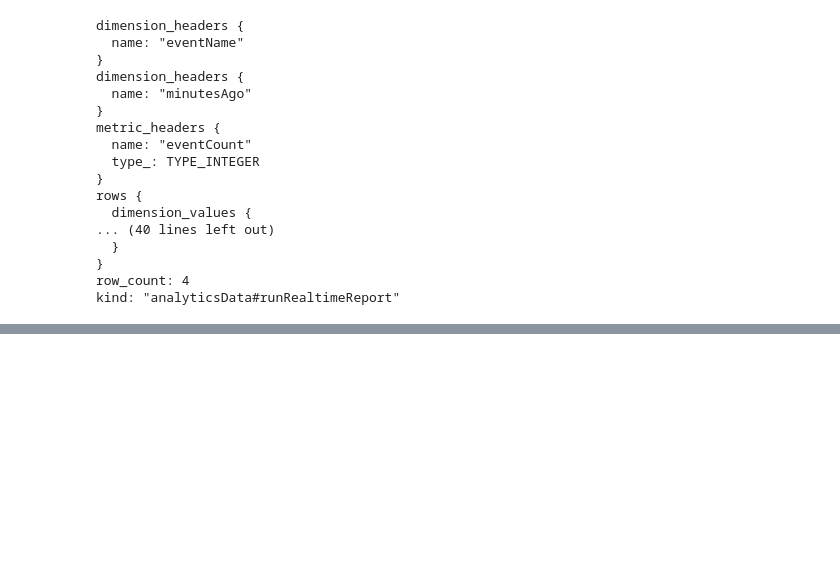
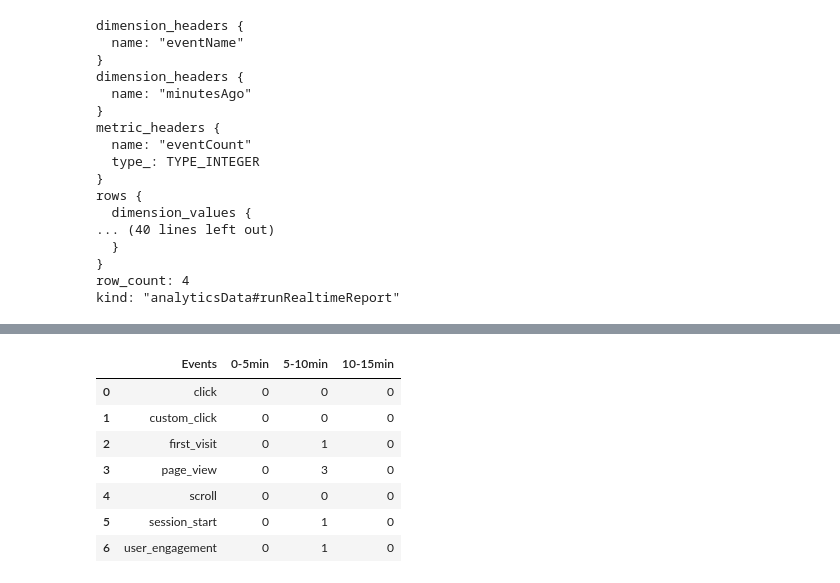
Before and after one commit to rick-delbutto/ga4-rt-baseline, a Jupyter notebook: realtime-api.ipynb, the cells around one changed output, grey strips where cells are left out. Cells and saved outputs as stored; diff of their text form; code cells hidden in the pictures; blank space fills up the shorter version.

```diff
--- a/realtime-api.ipynb
+++ b/realtime-api.ipynb
@@ -171,0 +256,92 @@ run_sample()
+# %%
+import pandas as pd
+print(pd.__version__)
+from google.analytics.data_v1beta import BetaAnalyticsDataClient
+from google.analytics.data_v1beta.types import (
+    Dimension,
+    Metric,
+    RunRealtimeReportRequest,
+)
+
+def run_realtime_report(property_id):
+    """Runs a realtime report on a Google Analytics 4 property."""
+    client = BetaAnalyticsDataClient()
+
+    request = RunRealtimeReportRequest(
+        property=f"properties/{property_id}",
+        dimensions=[Dimension(name="eventName"), Dimension(name="minutesAgo")],
+        metrics=[Metric(name="eventCount")],
+    )
+    response = client.run_realtime_report(request)
+
+    # Extract data from the response
+    rows = []
+    for row in response.rows:
+        dimension_values = [value.value for value in row.dimension_values]
+        metric_values = [value.value for value in row.metric_values]
+        rows.append(dimension_values + metric_values)
+
+    # Create headers
+    dimension_headers = [header.name for header in response.dimension_headers]
+    metric_headers = [header.name for header in response.metric_headers]
+    headers = dimension_headers + metric_headers
+
+    # Create DataFrame
+    df = pd.DataFrame(rows, columns=headers)
+
+    # Convert minutesAgo to integer for easier comparison
+    df['minutesAgo'] = df['minutesAgo'].astype(int)
+    df['eventCount'] = df['eventCount'].astype(int)
+
+    # Initialize new columns for the event counts in each range
+    ranges = ['0-5min', '5-10min', '10-15min']
+    for time_range in ranges:
+        df[time_range] = 0
+
+    # Categorize events into the respective time ranges
+    for index, row in df.iterrows():
+        event_count = row['eventCount']
+        minutes = row['minutesAgo']
+        if minutes < 5:
+            df.at[index, '0-5min'] += event_count
+        elif 5 <= minutes < 10:
+            df.at[index, '5-10min'] += event_count
+        elif 10 <= minutes < 15:
+            df.at[index, '10-15min'] += event_count
+
+    # Reduce DataFrame to the relevant columns and rename 'eventName' to 'Events'
+    final_df = df[['eventName', '0-5min', '5-10min', '10-15min']].rename(columns={'eventName': 'Events'})
+
+    # Group by 'Events' and sum the counts for each time range
+    final_df = final_df.groupby('Events')[['0-5min', '5-10min', '10-15min']].sum().reset_index()
+
+    # Calculate the standard deviation for the event counts in each time range
+    std_dev_values = final_df[['0-5min', '5-10min', '10-15min']].std()
+
+    # Initialize a dictionary to count events exceeding the standard deviation
+    exceeding_events = {'Events': [], 'count_over_std_dev': []}
+
+    # Count how many events are above the standard deviation
+    for index, row in final_df.iterrows():
+        exceed_count = sum(row[['0-5min', '5-10min', '10-15min']] > std_dev_values)
+        exceeding_events['Events'].append(row['Events'])
+        exceeding_events['count_over_std_dev'].append(exceed_count)
+
+    # Create DataFrame for exceeding events count
+    exceeding_events_df = pd.DataFrame(exceeding_events)
+
+    # Return both DataFrames
+    return final_df, exceeding_events_df
+
+def run_sample():
+    """Runs the sample."""
+    # TODO(developer): Replace this variable with your Google Analytics 4
+    #  property ID before running the sample.
+    property_id = "239560925"
+    final_df, exceeding_events_df = run_realtime_report(property_id)
+    display(final_df)
+    display(exceeding_events_df)
+
+# Run the sample
+run_sample()
+# %% [output]
@@ -171,0 +349,8 @@ run_sample()
+|  | Events | 0-5min | 5-10min | 10-15min |
+| 0 | click | 0 | 0 | 0 |
+| 1 | custom_click | 0 | 0 | 0 |
+| 2 | first_visit | 0 | 1 | 0 |
+| 3 | page_view | 0 | 3 | 0 |
+| 4 | scroll | 0 | 0 | 0 |
+| 5 | session_start | 0 | 1 | 0 |
+| 6 | user_engagement | 0 | 1 | 0 |
```
Also changed, not shown: parts of 6 cells of this notebook.
